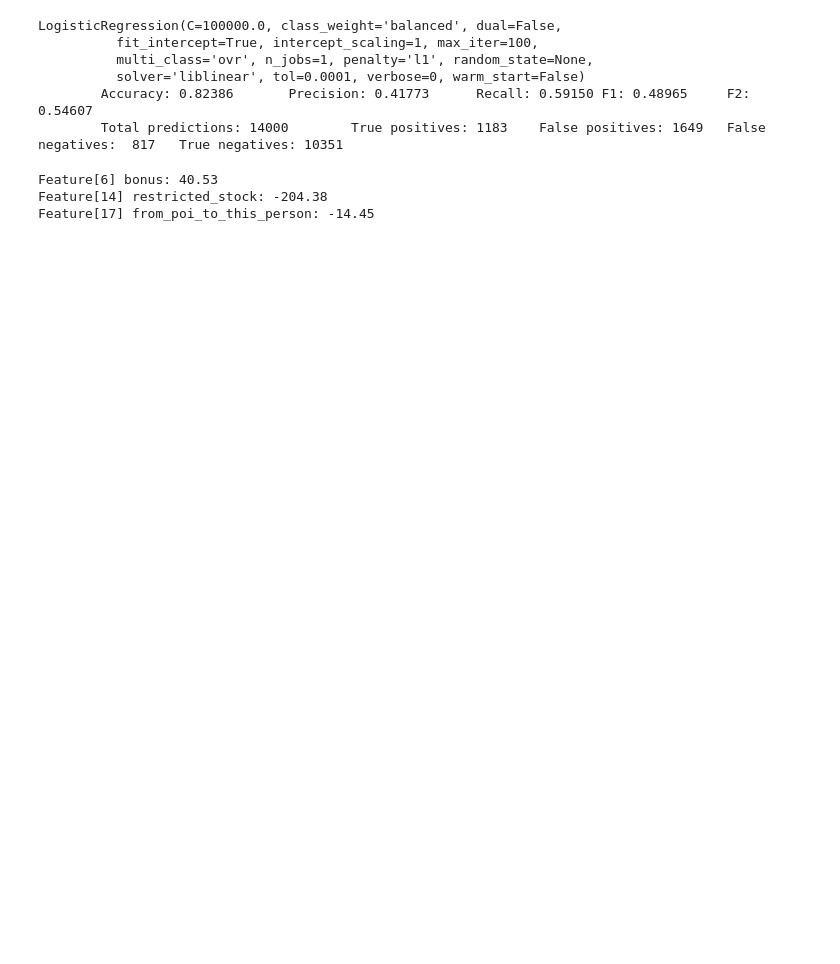
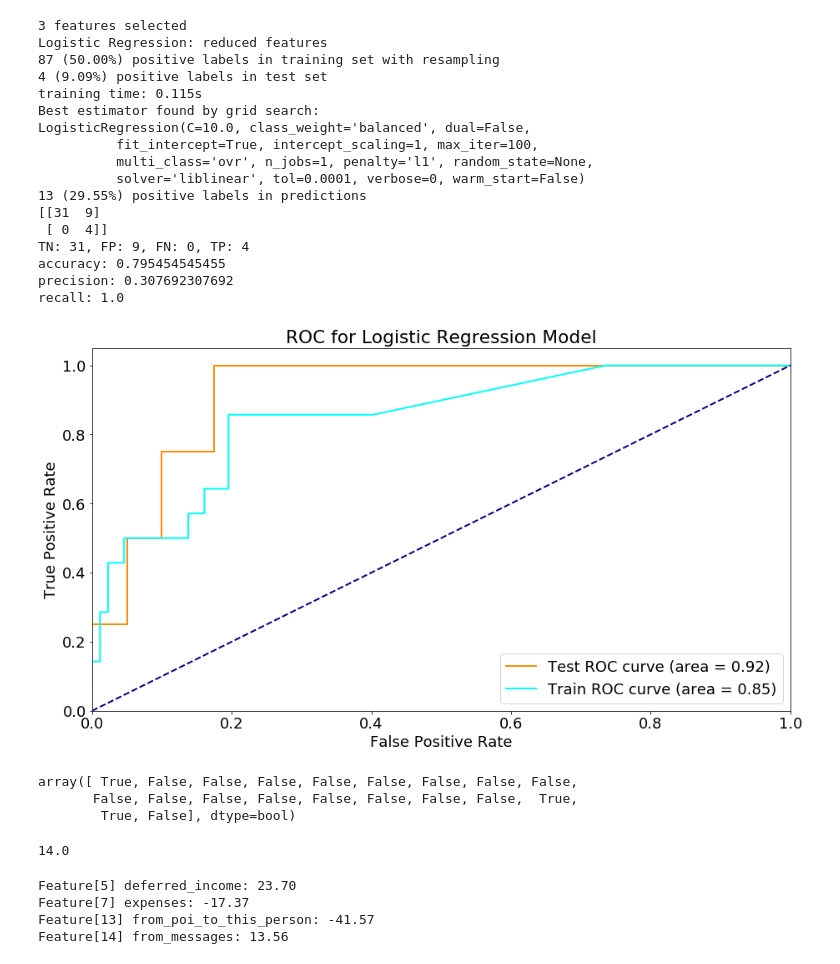
Before and after one commit to arubisov/ud-120, a Jupyter notebook: final_project/py27 exploration.ipynb, the cells around one changed output. Cells and saved outputs as stored; diff of their text form; code cells hidden in the pictures; blank space fills up the shorter version.

```diff
--- a/final_project/py27 exploration.ipynb
+++ b/final_project/py27 exploration.ipynb
@@ -204,3 +205,40 @@ recall: 1.0
+# %%
+from sklearn.feature_selection import RFECV
+selector = RFECV(clf, step=1)
+selector = selector.fit(X_train, y_train)
+print("{} features selected".format(selector.n_features_))
+
+X_train_reduced = selector.transform(X_train)
+X_test_reduced = selector.transform(X_test)
+
+print "Logistic Regression: reduced features"
+clf = run_logistic_regression_classifier(X_train_reduced, X_test_reduced, y_train, y_test)
+plot_roc(clf, X_test_reduced, y_test, X_train_reduced, y_train)
+# %% [output]
+3 features selected
+Logistic Regression: reduced features
+87 (50.00%) positive labels in training set with resampling
+4 (9.09%) positive labels in test set
+training time: 0.115s
+Best estimator found by grid search:
+LogisticRegression(C=10.0, class_weight='balanced', dual=False,
+          fit_intercept=True, intercept_scaling=1, max_iter=100,
+          multi_class='ovr', n_jobs=1, penalty='l1', random_state=None,
+          solver='liblinear', tol=0.0001, verbose=0, warm_start=False)
+13 (29.55%) positive labels in predictions
+[[31  9]
+ [ 0  4]]
+TN: 31, FP: 9, FN: 0, TP: 4
+accuracy: 0.795454545455
+precision: 0.307692307692
+recall: 1.0
+[figure, added]
+# %%
+selector.support_
+# %% [output]
+array([ True, False, False, False, False, False, False, False, False,
+       False, False, False, False, False, False, False, False,  True,
+        True, False], dtype=bool)
 # %%
 from sklearn.model_selection import StratifiedShuffleSplit
 
@@ -213,6 +251,8 @@ RESULTS_FORMAT_STRING = "\tTotal predictions: {:4d}\tTrue positives: {:4d}\tFals
 def test_classifier(clf, dataset, feature_list, folds = 1000):
     data = featureFormat(dataset, feature_list, sort_keys = True)
     labels, features = targetFeatureSplit(data)
+    print(sum(labels))
+    return
     cv = StratifiedShuffleSplit(n_splits = folds, random_state = 42)
     true_negatives = 0
     false_negatives = 0
@@ -266,24 +306,20 @@ def test_classifier(clf, dataset, feature_list, folds = 1000):
 my_dict = df.to_dict(orient="index")
 test_classifier(clf, my_dict, features_list)
 # %% [output]
-LogisticRegression(C=100000.0, class_weight='balanced', dual=False,
-          fit_intercept=True, intercept_scaling=1, max_iter=100,
-          multi_class='ovr', n_jobs=1, penalty='l1', random_state=None,
-          solver='liblinear', tol=0.0001, verbose=0, warm_start=False)
-        Accuracy: 0.82386       Precision: 0.41773      Recall: 0.59150 F1: 0.48965     F2: 0.54607
-        Total predictions: 14000        True positives: 1183    False positives: 1649   False negatives:  817   True negatives: 10351
+14.0
 # %%
 # https://stackoverflow.com/questions/34052115/how-to-find-the-importance-of-the-features-for-a-logistic-regression-model
 # Those values, however, will show that the second parameter
 # is more influential
-feature_weights = (df[features_list[1:]].std().as_matrix() * clf.coef_)[0]
+feature_weights = (df[df.columns[1:]].std().as_matrix() * clf.coef_)[0]
 for idx, value in enumerate(feature_weights):
     if abs(value) > 10:
-        print "Feature[{}] {}: {:.2f}".format(idx, features_list[idx], value)
+        print "Feature[{}] {}: {:.2f}".format(idx, df.columns[idx], value)
 # %% [output]
-Feature[6] bonus: 40.53
-Feature[14] restricted_stock: -204.38
-Feature[17] from_poi_to_this_person: -14.45
+Feature[5] deferred_income: 23.70
+Feature[7] expenses: -17.37
+Feature[13] from_poi_to_this_person: -41.57
+Feature[14] from_messages: 13.56
 # %%
 from time import time
 from sklearn.tree import DecisionTreeClassifier
```
Also changed, not shown: parts of 13 cells of this notebook, 3 other files.
